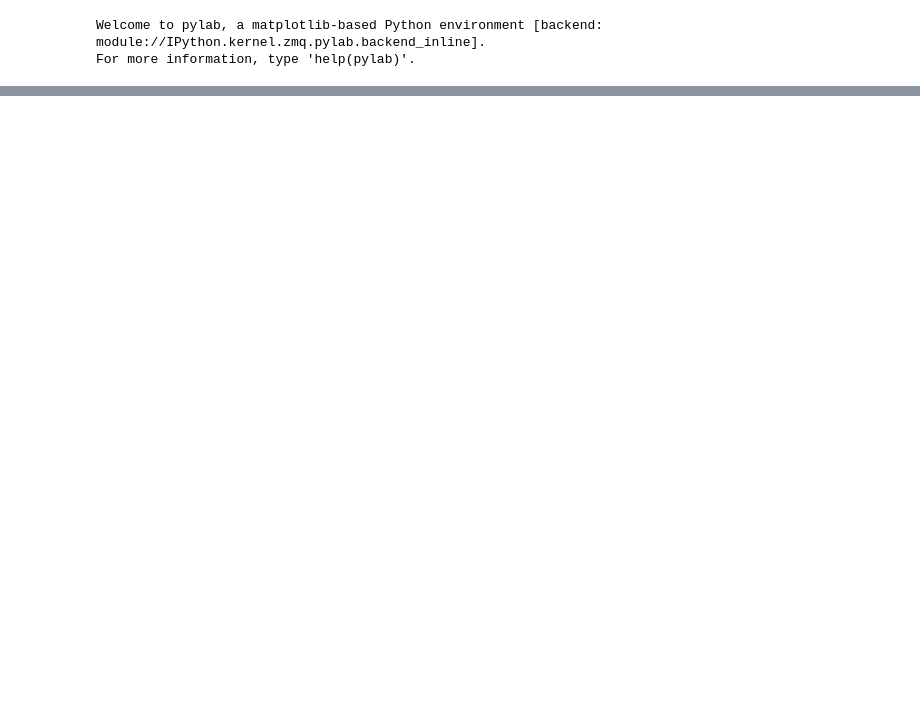
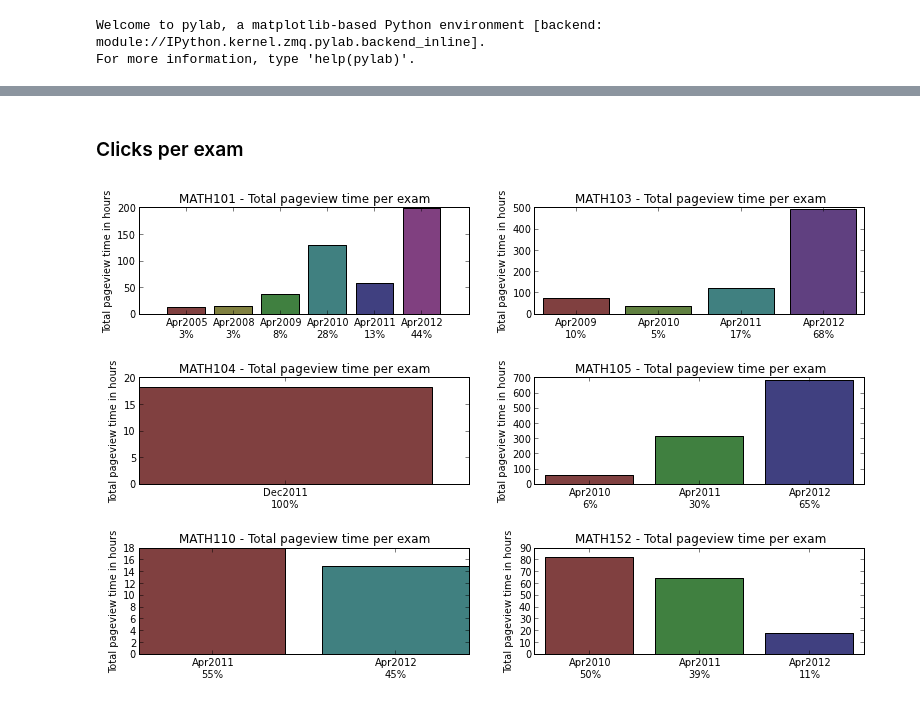
Before and after one commit to MathEducationResources/google-analytics, a Jupyter notebook: global_dict.ipynb, the cells around one changed output, grey strips where cells are left out. Drawn from its saved outputs; the diff is of its cells as text; code cells hidden in the pictures; blank space fills up the shorter version.

```diff
--- a/global_dict.ipynb
+++ b/global_dict.ipynb
@@ -16,4 +22,0 @@ plot_clicks(my_clicks)
-# %%
-for course in list_courses(my_dict):
-    fig, ax = plt.subplots(1,1)
-    plot_visit_duration_dist(my_dict, course, 'bar')
@@ -26,0 +53,11 @@ for course in list_courses(my_dict):
+# %% [markdown]
+### Clicks per exam
+# %%
+plt.figsize(13,8)
+plt.subplots_adjust(hspace=0.6)
+for count,course in enumerate(list_courses(dict_W13)):
+    plt.subplot(3,2,count+1)
+    plot_visit_duration_dist(dict_W13, course, 'bar')
+plt.savefig('total_pageview_per_exam.png')
+# %% [output]
+[figure, added]
```
Also changed, not shown: parts of 18 cells of this notebook.
